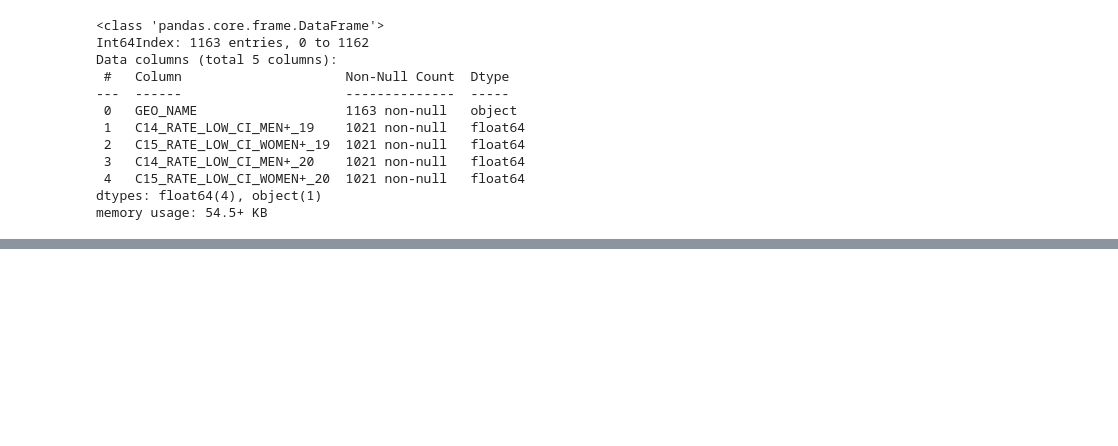
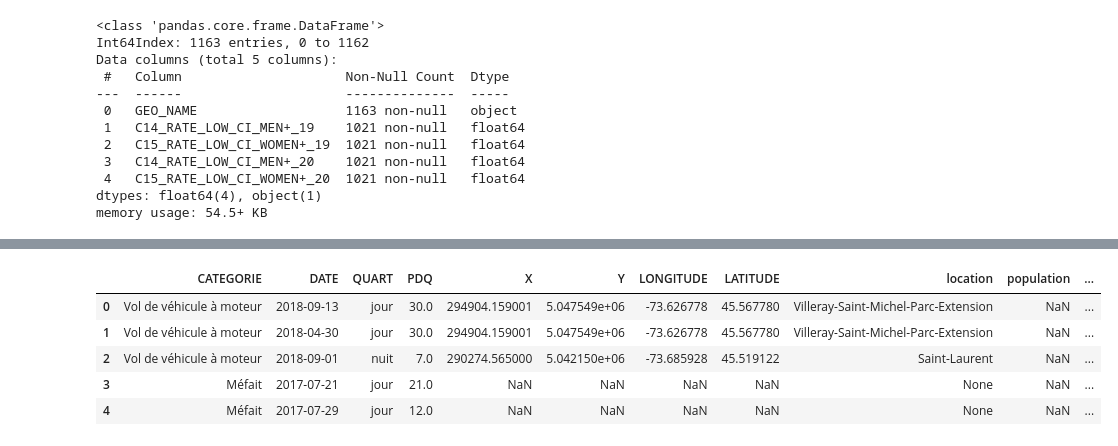
Before and after one commit to sharonm6/datathoncrimes, a Jupyter notebook: enriching.ipynb, the cells around one changed output, grey strips where cells are left out. Saved outputs shown, nothing was run; the diff lists cells and outputs as text; code cells hidden in the pictures; blank space fills up the shorter version.

Commit message:
Initial enrichment of crimes dataset with census income and population data

```diff
--- a/enriching.ipynb
+++ b/enriching.ipynb
@@ -120,0 +198,2 @@ income_df.to_csv('./census2021/income.csv', index=False)
+# %%
+enriched_df = pd.merge(crime_df, popu_df, on='location', how='left')
@@ -120,0 +211,4 @@ income_df.to_csv('./census2021/income.csv', index=False)
+# %%
+income_df = pd.read_csv("./census/income.csv")
+# %%
+income_df = income_df[['geo_name', 'income_change_men', 'income_change_women','income_men_2019', 'income_men_2020', 'income_women_2019', 'income_women_2020']].rename(columns={'geo_name': 'location'})
@@ -120,0 +224,11 @@ income_df.to_csv('./census2021/income.csv', index=False)
+# %%
+enriched_df = pd.merge(enriched_df, income_df, on='location', how='left')
+# %%
+enriched_df.head()
+# %% [output]
+|  | CATEGORIE | DATE | QUART | PDQ | X | Y | LONGITUDE | LATITUDE | location | population | ... |
+| 0 | Vol de véhicule à moteur | 2018-09-13 | jour | 30.0 | 294904.159001 | 5.047549e+06 | -73.626778 | 45.567780 | Villeray-Saint-Michel-Parc-Extension | NaN | ... |
+| 1 | Vol de véhicule à moteur | 2018-04-30 | jour | 30.0 | 294904.159001 | 5.047549e+06 | -73.626778 | 45.567780 | Villeray-Saint-Michel-Parc-Extension | NaN | ... |
+| 2 | Vol de véhicule à moteur | 2018-09-01 | nuit | 7.0 | 290274.565000 | 5.042150e+06 | -73.685928 | 45.519122 | Saint-Laurent | NaN | ... |
+| 3 | Méfait | 2017-07-21 | jour | 21.0 | NaN | NaN | NaN | NaN | None | NaN | ... |
+| 4 | Méfait | 2017-07-29 | jour | 12.0 | NaN | NaN | NaN | NaN | None | NaN | ... |
```
Also changed, not shown: parts of 24 cells of this notebook, 12 other files.
